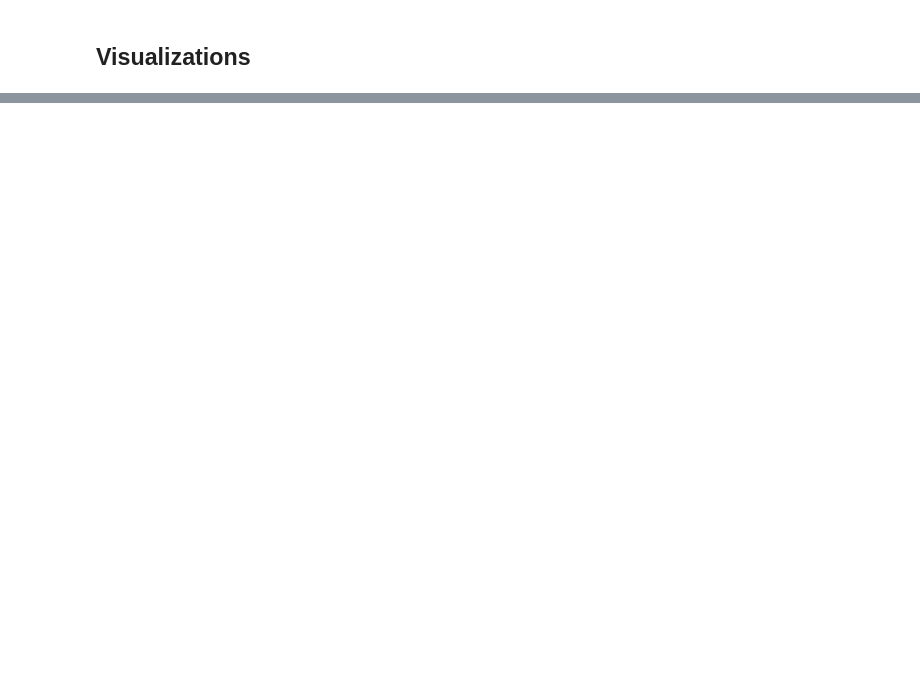
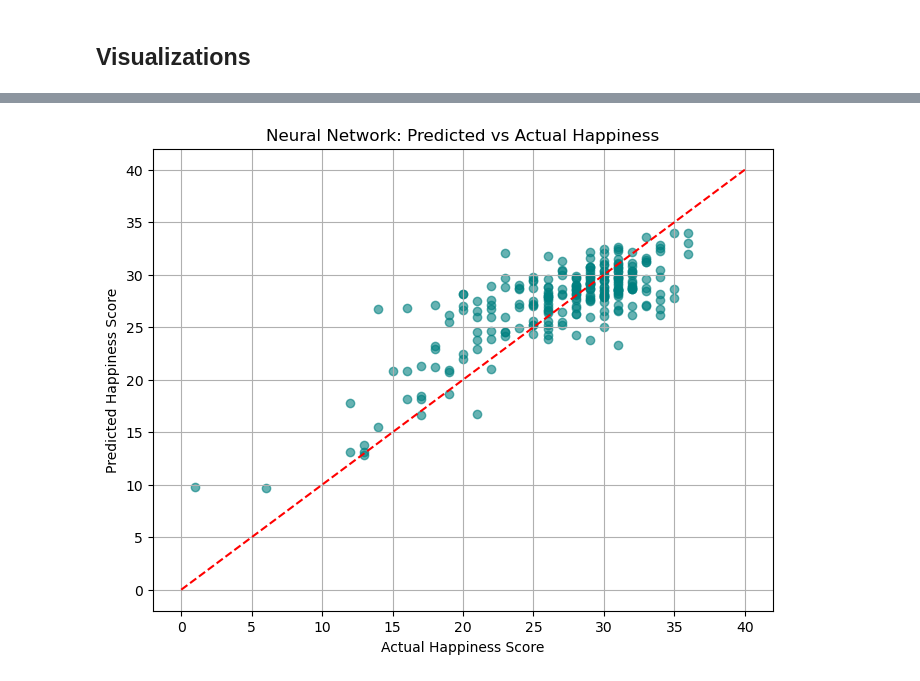
Before and after one commit to noellereid/Data-Science-Capstone, a Jupyter notebook: capstone_project.ipynb, the cells around one changed output, grey strips where cells are left out. Saved outputs shown, nothing was run; the diff lists cells and outputs as text; code cells hidden in the pictures; blank space fills up the shorter version.

```diff
--- a/capstone_project.ipynb
+++ b/capstone_project.ipynb
@@ -1008,0 +1386,12 @@ plt.show()
+# %%
+# Plot
+plt.figure(figsize=(8, 6))
+plt.scatter(actuals, predictions, alpha=0.6, color='teal')
+plt.plot([0, 40], [0, 40], '--', color='red')  # Line y = x
+plt.xlabel('Actual Happiness Score')
+plt.ylabel('Predicted Happiness Score')
+plt.title('Neural Network: Predicted vs Actual Happiness')
+plt.grid(True)
+plt.show()
+# %% [output]
+[figure, added]
```
Also changed, not shown: parts of 23 cells of this notebook.
